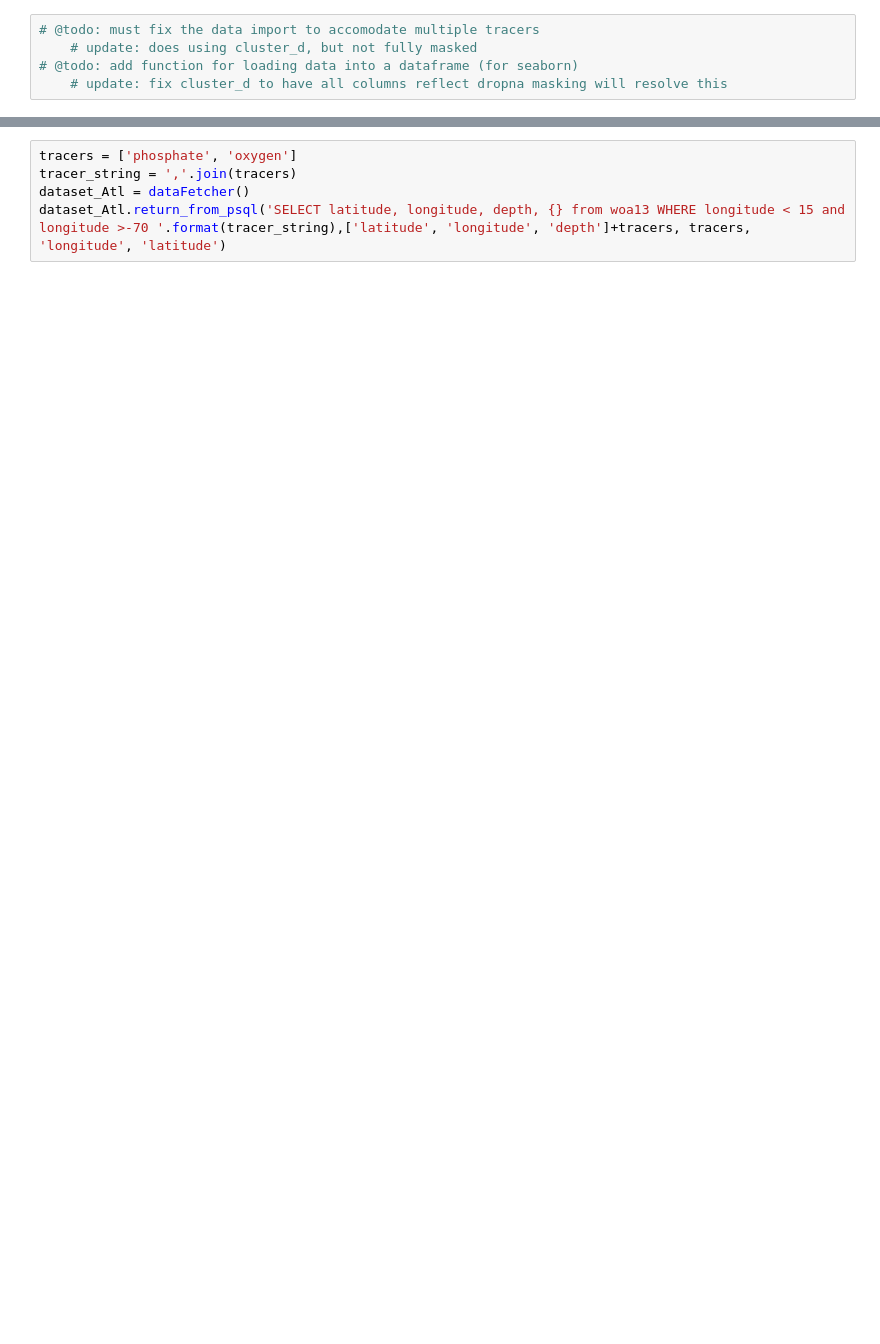
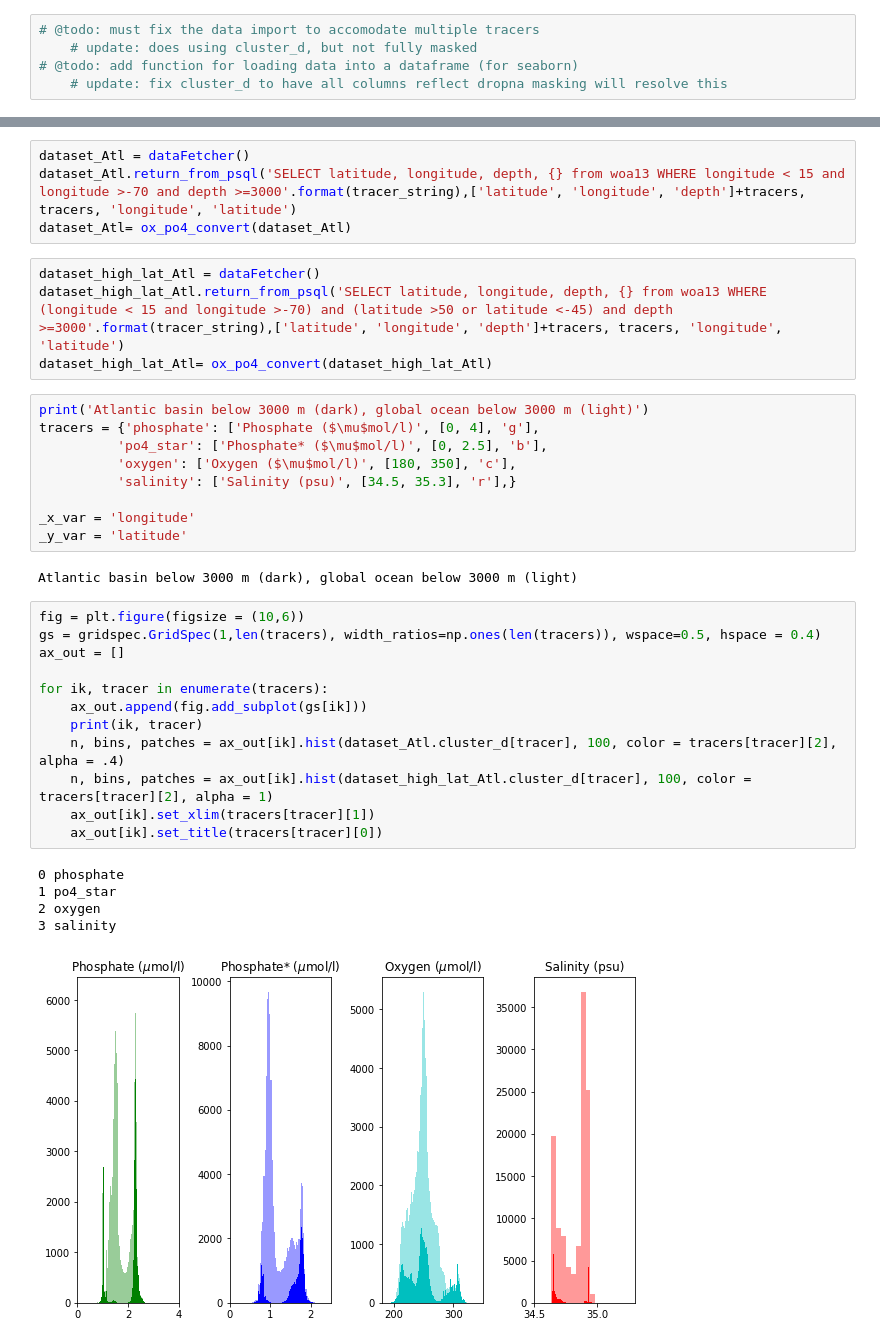
Before and after one commit to jordanplanders/Thinkful, a Jupyter notebook: Bootcamp/Unit 1/capstone/PO4*.ipynb, the cells around one changed output, grey strips where cells are left out. Saved outputs shown, nothing was run; the diff lists cells and outputs as text; blank space fills up the shorter version.

```diff
--- a/Bootcamp/Unit 1/capstone/PO4*.ipynb
+++ b/Bootcamp/Unit 1/capstone/PO4*.ipynb
@@ -23,5 +57,37 @@ In the subsequent years (as well as those preceding, to a degree) there has been
 # %%
-tracers = ['phosphate', 'oxygen']
-tracer_string = ','.join(tracers)
 dataset_Atl = dataFetcher()
-dataset_Atl.return_from_psql('SELECT latitude, longitude, depth, {} from woa13 WHERE longitude < 15 and longitude >-70 '.format(tracer_string),['latitude', 'longitude', 'depth']+tracers, tracers, 'longitude', 'latitude')
+dataset_Atl.return_from_psql('SELECT latitude, longitude, depth, {} from woa13 WHERE longitude < 15 and longitude >-70 and depth >=3000'.format(tracer_string),['latitude', 'longitude', 'depth']+tracers, tracers, 'longitude', 'latitude')
+dataset_Atl= ox_po4_convert(dataset_Atl)
+# %%
+dataset_high_lat_Atl = dataFetcher()
+dataset_high_lat_Atl.return_from_psql('SELECT latitude, longitude, depth, {} from woa13 WHERE (longitude < 15 and longitude >-70) and (latitude >50 or latitude <-45) and depth >=3000'.format(tracer_string),['latitude', 'longitude', 'depth']+tracers, tracers, 'longitude', 'latitude')
+dataset_high_lat_Atl= ox_po4_convert(dataset_high_lat_Atl)
+# %%
+print('Atlantic basin below 3000 m (dark), global ocean below 3000 m (light)')
+tracers = {'phosphate': ['Phosphate ($\mu$mol/l)', [0, 4], 'g'],
+          'po4_star': ['Phosphate* ($\mu$mol/l)', [0, 2.5], 'b'],
+          'oxygen': ['Oxygen ($\mu$mol/l)', [180, 350], 'c'],
+          'salinity': ['Salinity (psu)', [34.5, 35.3], 'r'],}
+
+_x_var = 'longitude'
+_y_var = 'latitude'
+# %% [output]
+Atlantic basin below 3000 m (dark), global ocean below 3000 m (light)
+# %%
+fig = plt.figure(figsize = (10,6))
+gs = gridspec.GridSpec(1,len(tracers), width_ratios=np.ones(len(tracers)), wspace=0.5, hspace = 0.4)
+ax_out = []
+
+for ik, tracer in enumerate(tracers):
+    ax_out.append(fig.add_subplot(gs[ik]))
+    print(ik, tracer)
+    n, bins, patches = ax_out[ik].hist(dataset_Atl.cluster_d[tracer], 100, color = tracers[tracer][2], alpha = .4)
+    n, bins, patches = ax_out[ik].hist(dataset_high_lat_Atl.cluster_d[tracer], 100, color = tracers[tracer][2], alpha = 1)
+    ax_out[ik].set_xlim(tracers[tracer][1])
+    ax_out[ik].set_title(tracers[tracer][0])
+# %% [output]
+0 phosphate
+1 po4_star
+2 oxygen
+3 salinity
+[figure, added]
```
Also changed, not shown: parts of 28 cells of this notebook, 2 other files.
